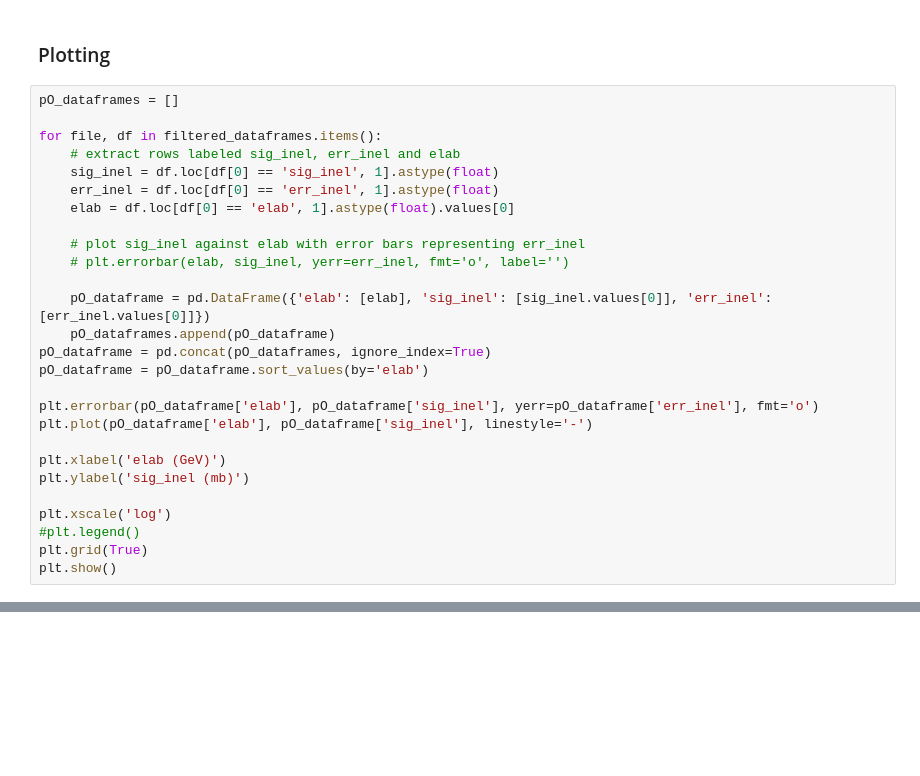
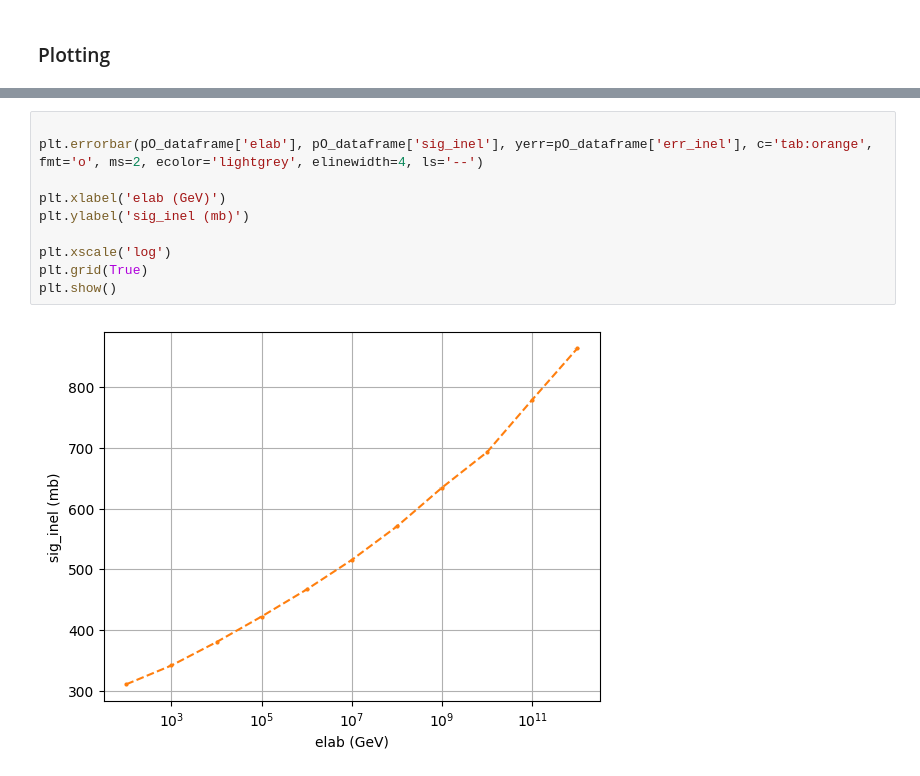
Before and after one commit to gaudu/pythia8311, a Jupyter notebook: examples/pythia8311_xsec_plotting.ipynb, the cells around one changed output, grey strips where cells are left out. Drawn from its saved outputs; the diff is of its cells as text; blank space fills up the shorter version.

Commit message:
plotting pO and $\pi^{+}$O inelastic cross-section for Pythia 8.3.11

```diff
--- a/examples/pythia8311_xsec_plotting.ipynb
+++ b/examples/pythia8311_xsec_plotting.ipynb
@@ -61,29 +92,2 @@ Filtered filenames:
 # %% [markdown]
 ### Plotting
-# %%
-pO_dataframes = []
-
-for file, df in filtered_dataframes.items():
-    # extract rows labeled sig_inel, err_inel and elab
-    sig_inel = df.loc[df[0] == 'sig_inel', 1].astype(float)
-    err_inel = df.loc[df[0] == 'err_inel', 1].astype(float)
-    elab = df.loc[df[0] == 'elab', 1].astype(float).values[0]
-
-    # plot sig_inel against elab with error bars representing err_inel
-    # plt.errorbar(elab, sig_inel, yerr=err_inel, fmt='o', label='')
-
-    pO_dataframe = pd.DataFrame({'elab': [elab], 'sig_inel': [sig_inel.values[0]], 'err_inel': [err_inel.values[0]]})
-    pO_dataframes.append(pO_dataframe)
-pO_dataframe = pd.concat(pO_dataframes, ignore_index=True)
-pO_dataframe = pO_dataframe.sort_values(by='elab')
-
-plt.errorbar(pO_dataframe['elab'], pO_dataframe['sig_inel'], yerr=pO_dataframe['err_inel'], fmt='o')
-plt.plot(pO_dataframe['elab'], pO_dataframe['sig_inel'], linestyle='-')
-
-plt.xlabel('elab (GeV)')
-plt.ylabel('sig_inel (mb)')
-
-plt.xscale('log')
-#plt.legend()
-plt.grid(True)
-plt.show()
@@ -91,0 +94,12 @@ plt.show()
+# %%
+
+plt.errorbar(pO_dataframe['elab'], pO_dataframe['sig_inel'], yerr=pO_dataframe['err_inel'], c='tab:orange', fmt='o', ms=2, ecolor='lightgrey', elinewidth=4, ls='--')
+
+plt.xlabel('elab (GeV)')
+plt.ylabel('sig_inel (mb)')
+
+plt.xscale('log')
+plt.grid(True)
+plt.show()
+# %% [output]
+[figure, added]
```
Also changed, not shown: parts of 11 cells of this notebook, 2 other files.
